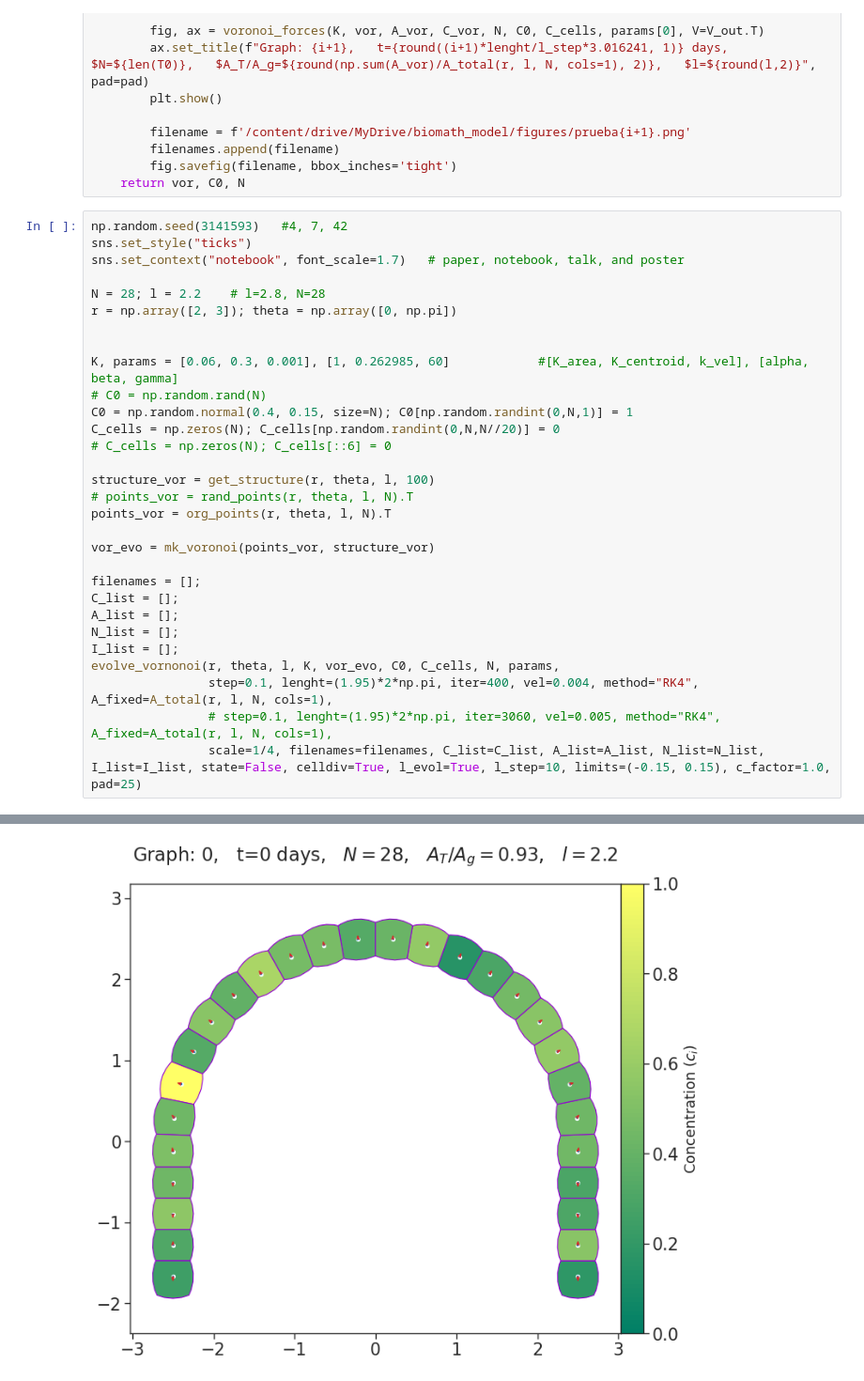
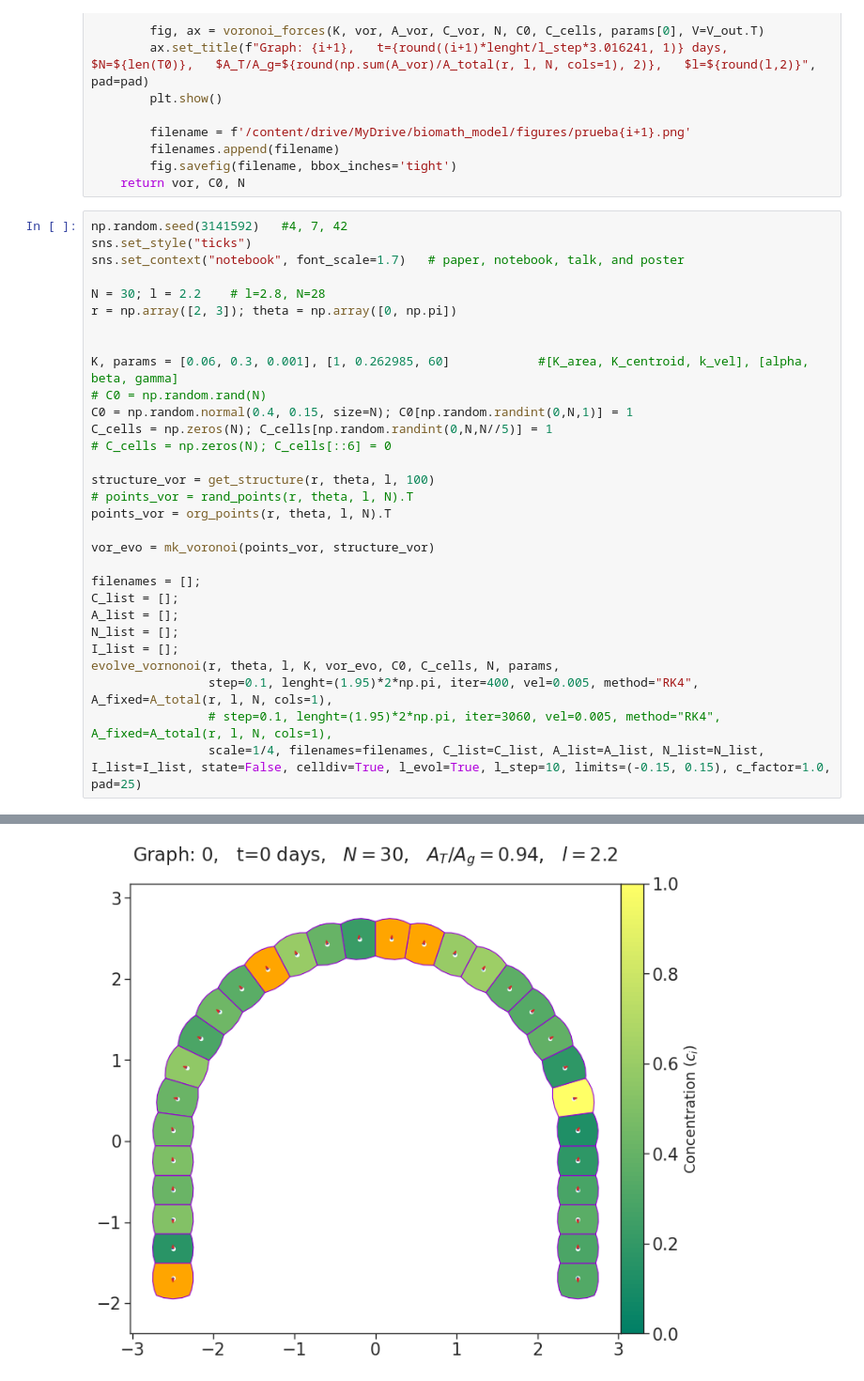
Before and after one commit to joshbrx/biomath_model, a Jupyter notebook: Voronoi_cells_prototipo.ipynb, the cells around one changed output, grey strips where cells are left out. Shown at 94% size. Cells and saved outputs as stored; diff of their text form.

```diff
--- a/Voronoi_cells_prototipo.ipynb
+++ b/Voronoi_cells_prototipo.ipynb
@@ -997,18 +997,18 @@ def evolve_vornonoi(r, theta, l, K, vor, C0, C_cells, N, params,
         fig.savefig(filename, bbox_inches='tight')
     return vor, C0, N
 # %%
-np.random.seed(3141593)   #4, 7, 42
+np.random.seed(3141592)   #4, 7, 42
 sns.set_style("ticks")
 sns.set_context("notebook", font_scale=1.7)   # paper, notebook, talk, and poster
 
-N = 28; l = 2.2    # l=2.8, N=28
+N = 30; l = 2.2    # l=2.8, N=28
 r = np.array([2, 3]); theta = np.array([0, np.pi])
 
 
 K, params = [0.06, 0.3, 0.001], [1, 0.262985, 60]            #[K_area, K_centroid, k_vel], [alpha, beta, gamma]
 # C0 = np.random.rand(N)
 C0 = np.random.normal(0.4, 0.15, size=N); C0[np.random.randint(0,N,1)] = 1
-C_cells = np.zeros(N); C_cells[np.random.randint(0,N,N//20)] = 0
+C_cells = np.zeros(N); C_cells[np.random.randint(0,N,N//5)] = 1
 # C_cells = np.zeros(N); C_cells[::6] = 0
 
 structure_vor = get_structure(r, theta, l, 100)
@@ -1023,7 +1023,7 @@ A_list = [];
 N_list = [];
 I_list = [];
 evolve_vornonoi(r, theta, l, K, vor_evo, C0, C_cells, N, params,
-                step=0.1, lenght=(1.95)*2*np.pi, iter=400, vel=0.004, method="RK4", A_fixed=A_total(r, l, N, cols=1),
+                step=0.1, lenght=(1.95)*2*np.pi, iter=400, vel=0.005, method="RK4", A_fixed=A_total(r, l, N, cols=1),
                 # step=0.1, lenght=(1.95)*2*np.pi, iter=3060, vel=0.005, method="RK4", A_fixed=A_total(r, l, N, cols=1),
                 scale=1/4, filenames=filenames, C_list=C_list, A_list=A_list, N_list=N_list, I_list=I_list, state=False, celldiv=True, l_evol=True, l_step=10, limits=(-0.15, 0.15), c_factor=1.0, pad=25)
 # %% [output]
@@ -1034 +1034 @@ evolve_voronoi:  1 ,     C_cells:  0 ,   A_mean:  0.19727420950755484 ,  A_mean:
-[figure, old version]
+[figure, new version]
```
Also changed, not shown: parts of 7 cells of this notebook.
